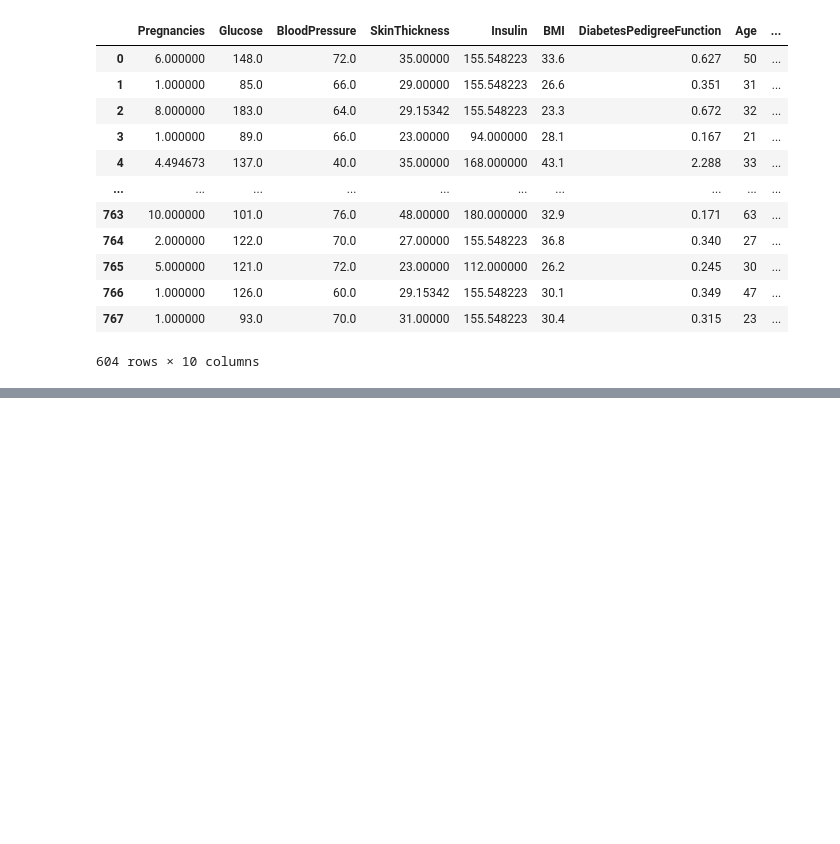
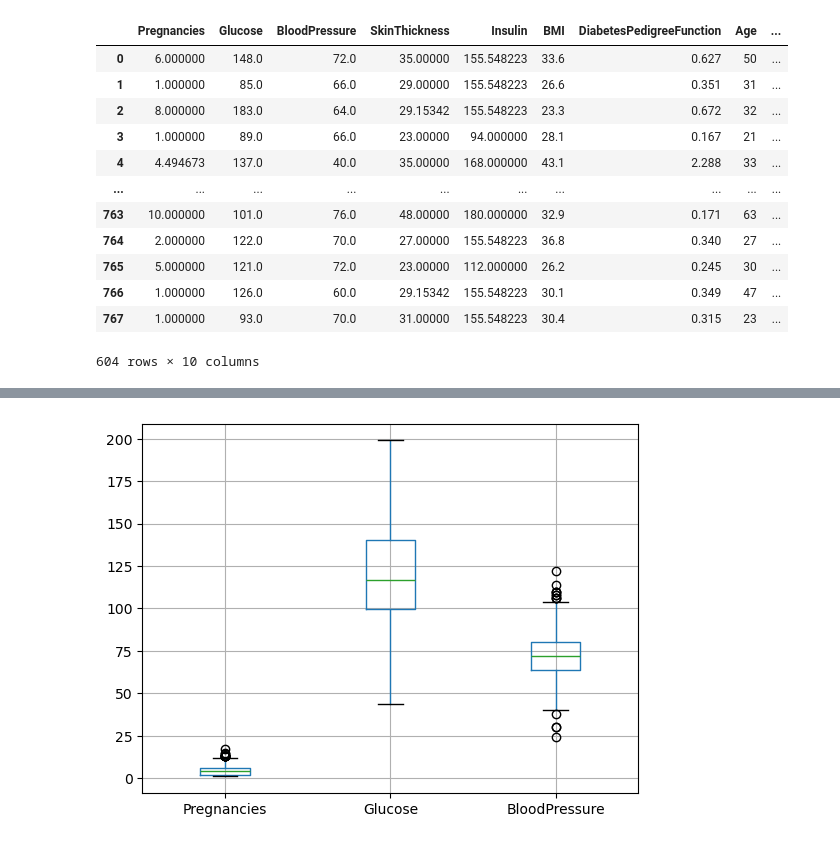
Before and after one commit to FarhanaSuci/DataMiningLab, a Jupyter notebook: Rough.ipynb, the cells around one changed output, grey strips where cells are left out. Saved outputs shown, nothing was run; the diff lists cells and outputs as text; code cells hidden in the pictures; blank space fills up the shorter version.

```diff
--- a/Rough.ipynb
+++ b/Rough.ipynb
@@ -1078,0 +1364,3 @@ no_outlier
+# %%
+import pandas as pd
+data=pd.read_csv('WithoutMissingValues.csv')
@@ -1078,0 +1397,5 @@ no_outlier
+# %%
+data.boxplot(column=['Pregnancies','Glucose','BloodPressure'])
+plt.show()
+# %% [output]
+[figure, added]
```
Also changed, not shown: parts of 51 cells of this notebook, 1 other file.
